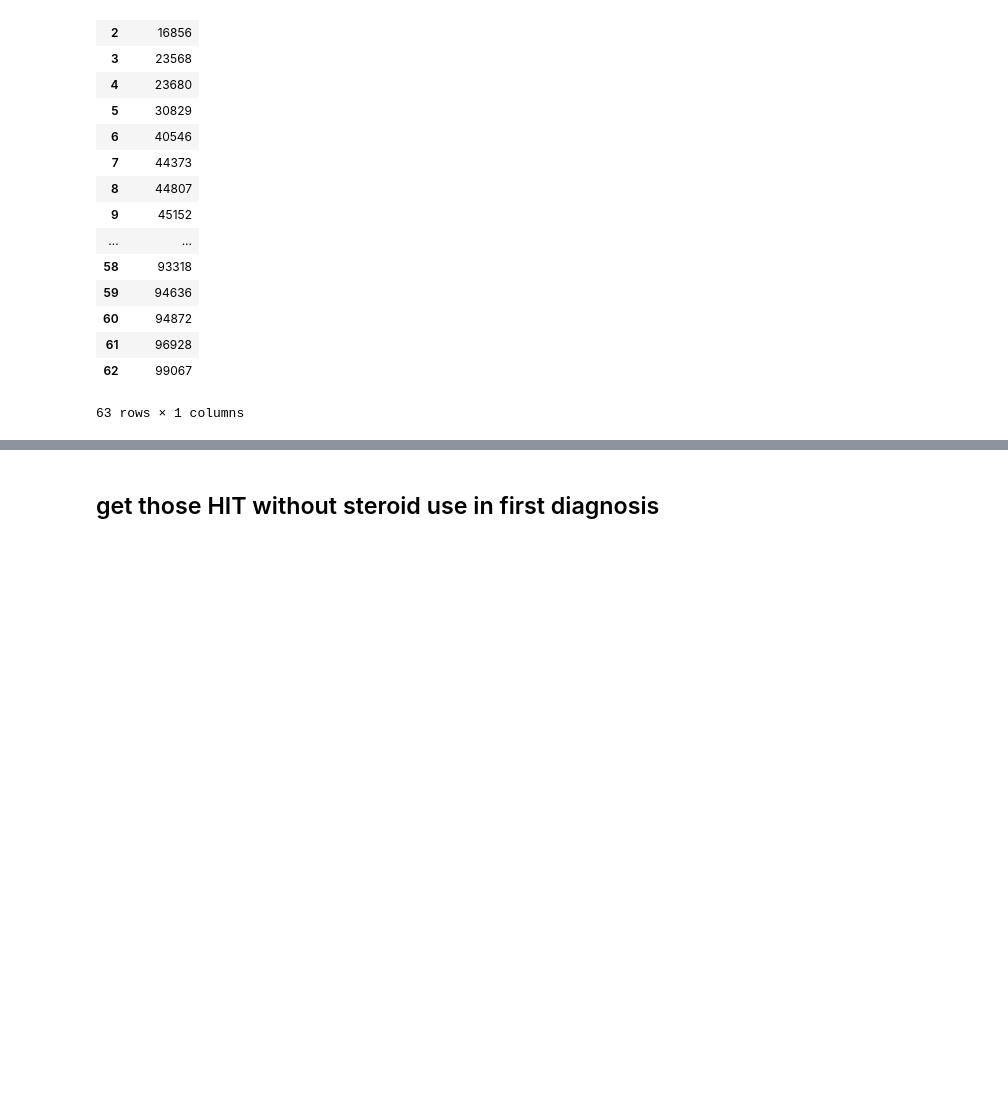
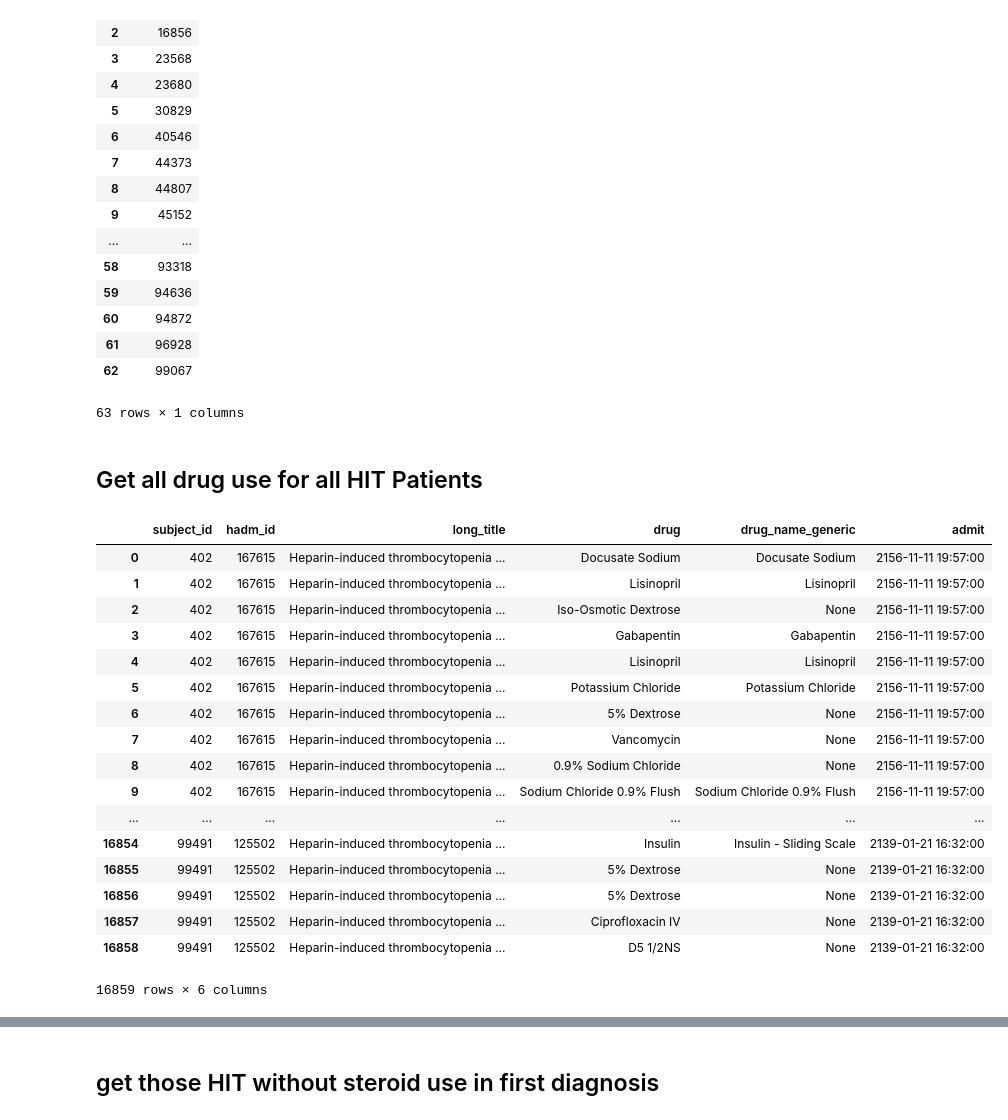
Before and after one commit to anaeliaovalle/mimic3_research, a Jupyter notebook: MIMIC3 Project.ipynb, the cells around one changed output, grey strips where cells are left out. Saved outputs shown, nothing was run; the diff lists cells and outputs as text; code cells hidden in the pictures; blank space fills up the shorter version.

```diff
--- a/MIMIC3 Project.ipynb
+++ b/MIMIC3 Project.ipynb
@@ -954,3 +1025,69 @@ df_hit_steroid
 | 61 | 96928 |
 | 62 | 99067 |
 63 rows × 1 columns
+# %% [markdown]
+## Get all drug use for all HIT Patients
+# %%
+#16,859
+query = query_schema + """
+
+WITH temp_table AS (
+
+    SELECT
+        a.subject_id,
+        a.hadm_id,
+        long_title,
+        drug,
+        drug_name_generic,
+        min(c.admittime) OVER (PARTITION BY a.subject_id) as admit
+    FROM
+        diagnoses_icd a
+    INNER JOIN
+        admissions c
+    ON a.subject_id = c.subject_id
+    AND a.hadm_id = c.hadm_id
+    INNER JOIN
+        (
+            SELECT
+                icd9_code, long_title
+            FROM
+                 d_icd_diagnoses
+            WHERE
+                lower(long_title) = 'heparin-induced thrombocytopenia (hit)'
+        ) b
+    ON a.icd9_code = b.icd9_code
+    INNER JOIN
+        prescriptions d
+    ON a.subject_id = d.subject_id
+    AND a.hadm_id = d.hadm_id
+)
+
+SELECT
+    *
+FROM
+    temp_table
+
+"""
+
+df1 = pd.read_sql_query(query,con)
+
+df1
+# %% [output]
+|  | subject_id | hadm_id | long_title | drug | drug_name_generic | admit |
+| 0 | 402 | 167615 | Heparin-induced thrombocytopenia ... | Docusate Sodium | Docusate Sodium | 2156-11-11 19:57:00 |
+| 1 | 402 | 167615 | Heparin-induced thrombocytopenia ... | Lisinopril | Lisinopril | 2156-11-11 19:57:00 |
+| 2 | 402 | 167615 | Heparin-induced thrombocytopenia ... | Iso-Osmotic Dextrose | None | 2156-11-11 19:57:00 |
+| 3 | 402 | 167615 | Heparin-induced thrombocytopenia ... | Gabapentin | Gabapentin | 2156-11-11 19:57:00 |
+| 4 | 402 | 167615 | Heparin-induced thrombocytopenia ... | Lisinopril | Lisinopril | 2156-11-11 19:57:00 |
+| 5 | 402 | 167615 | Heparin-induced thrombocytopenia ... | Potassium Chloride | Potassium Chloride | 2156-11-11 19:57:00 |
+| 6 | 402 | 167615 | Heparin-induced thrombocytopenia ... | 5% Dextrose | None | 2156-11-11 19:57:00 |
+| 7 | 402 | 167615 | Heparin-induced thrombocytopenia ... | Vancomycin | None | 2156-11-11 19:57:00 |
+| 8 | 402 | 167615 | Heparin-induced thrombocytopenia ... | 0.9% Sodium Chloride | None | 2156-11-11 19:57:00 |
+| 9 | 402 | 167615 | Heparin-induced thrombocytopenia ... | Sodium Chloride 0.9% Flush | Sodium Chloride 0.9% Flush | 2156-11-11 19:57:00 |
+| ... | ... | ... | ... | ... | ... | ... |
+| 16854 | 99491 | 125502 | Heparin-induced thrombocytopenia ... | Insulin | Insulin - Sliding Scale | 2139-01-21 16:32:00 |
+| 16855 | 99491 | 125502 | Heparin-induced thrombocytopenia ... | 5% Dextrose | None | 2139-01-21 16:32:00 |
+| 16856 | 99491 | 125502 | Heparin-induced thrombocytopenia ... | 5% Dextrose | None | 2139-01-21 16:32:00 |
+| 16857 | 99491 | 125502 | Heparin-induced thrombocytopenia ... | Ciprofloxacin IV | None | 2139-01-21 16:32:00 |
+| 16858 | 99491 | 125502 | Heparin-induced thrombocytopenia ... | D5 1/2NS | None | 2139-01-21 16:32:00 |
+16859 rows × 6 columns
```
Also changed, not shown: parts of 16 cells of this notebook.
